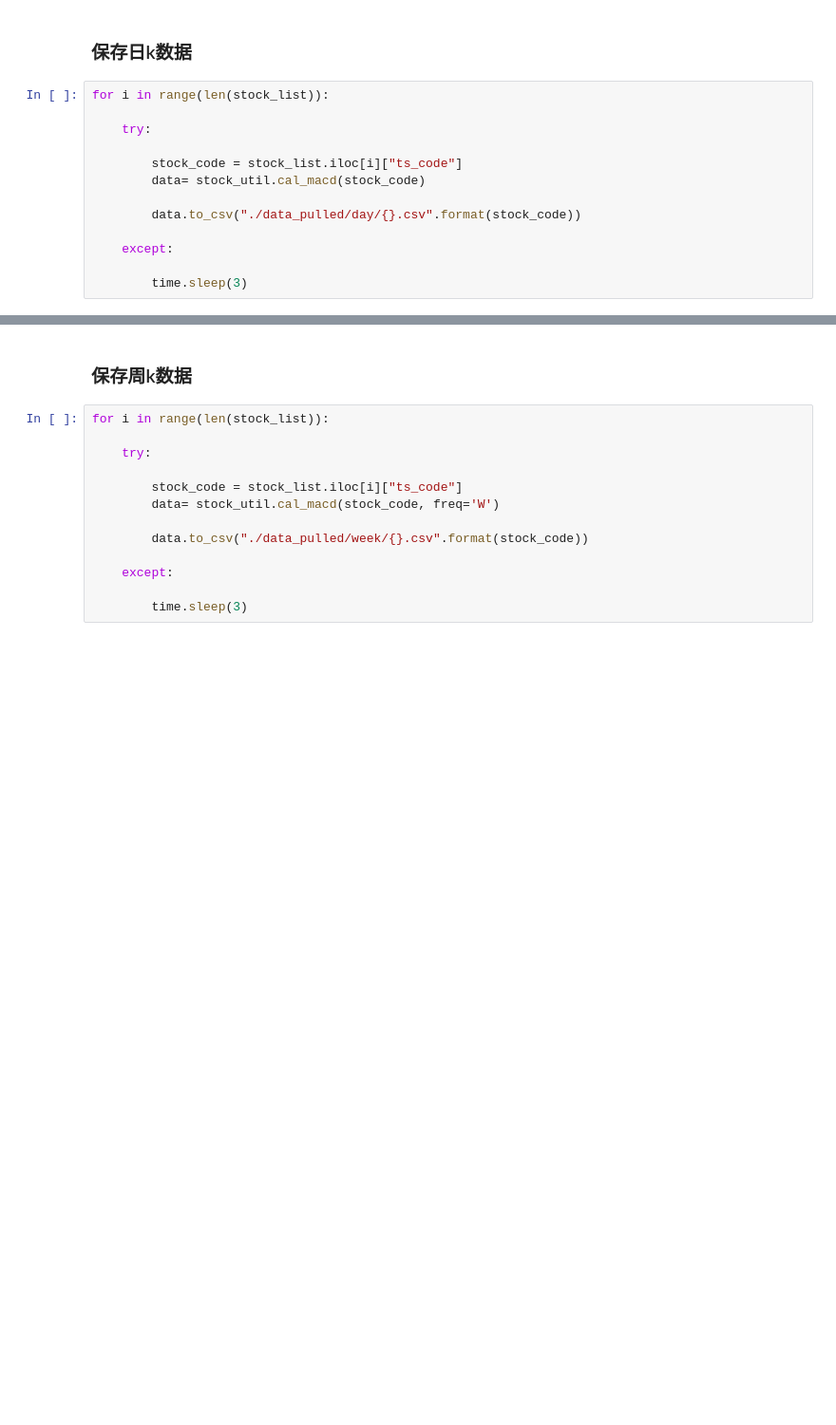
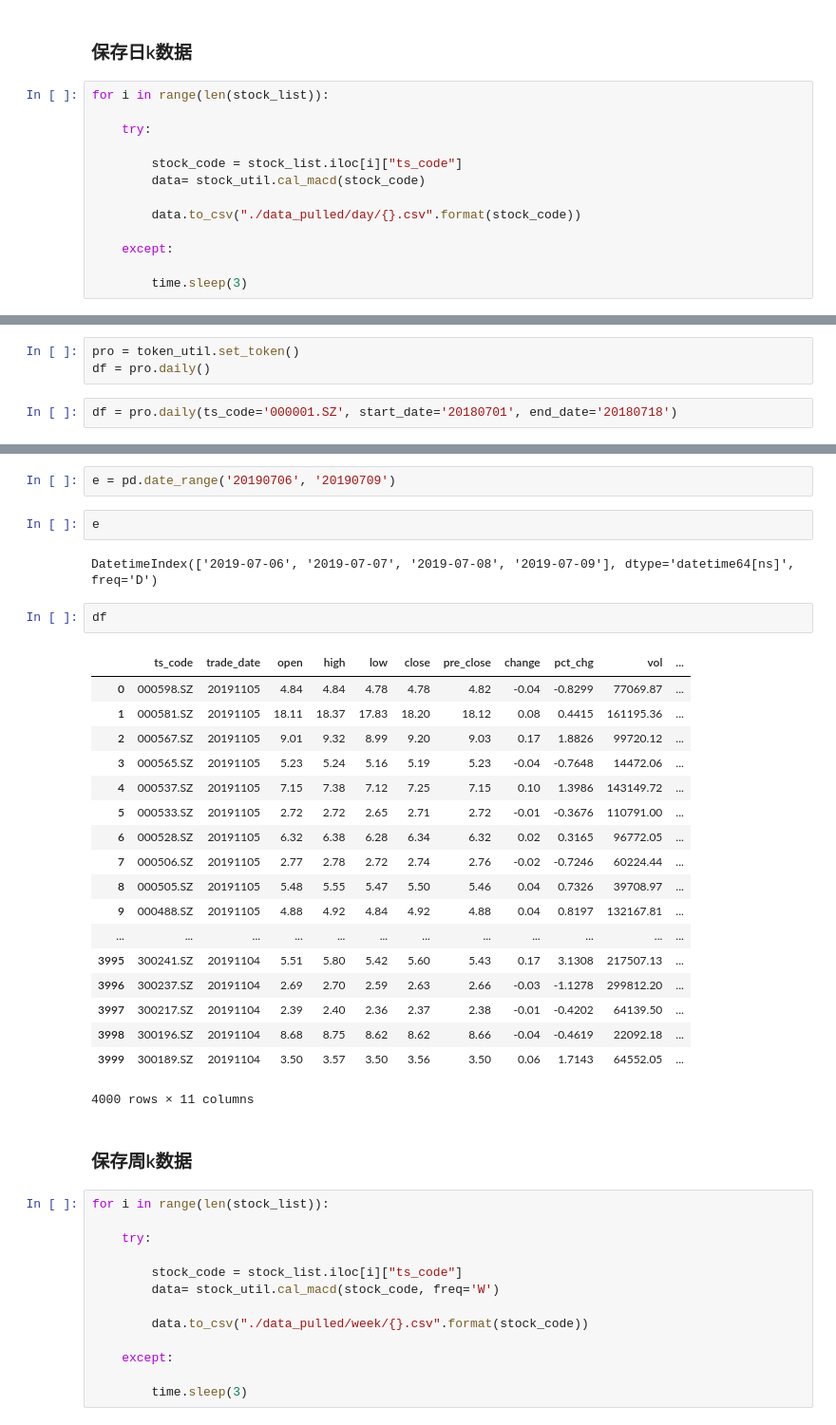
Before and after one commit to sunnyswag/Multi-factor-Stock-Selection, a Jupyter notebook: pull_data.ipynb, the cells around one changed output, grey strips where cells are left out. Shown at 95% size. Saved outputs shown, nothing was run; the diff lists cells and outputs as text; blank space fills up the shorter version.

Commit message:
update_daily

```diff
--- a/pull_data.ipynb
+++ b/pull_data.ipynb
@@ -43,0 +46,5 @@ for i in range(len(stock_list)):
+# %%
+pro = token_util.set_token()
+df = pro.daily()
+# %%
+df = pro.daily(ts_code='000001.SZ', start_date='20180701', end_date='20180718')
@@ -44,3 +68,30 @@ for i in range(len(stock_list)):
+# %%
+e = pd.date_range('20190706', '20190709')
+# %%
+e
+# %% [output]
+DatetimeIndex(['2019-07-06', '2019-07-07', '2019-07-08', '2019-07-09'], dtype='datetime64[ns]', freq='D')
+# %%
+df
+# %% [output]
+|  | ts_code | trade_date | open | high | low | close | pre_close | change | pct_chg | vol | ... |
+| 0 | 000598.SZ | 20191105 | 4.84 | 4.84 | 4.78 | 4.78 | 4.82 | -0.04 | -0.8299 | 77069.87 | ... |
+| 1 | 000581.SZ | 20191105 | 18.11 | 18.37 | 17.83 | 18.20 | 18.12 | 0.08 | 0.4415 | 161195.36 | ... |
+| 2 | 000567.SZ | 20191105 | 9.01 | 9.32 | 8.99 | 9.20 | 9.03 | 0.17 | 1.8826 | 99720.12 | ... |
+| 3 | 000565.SZ | 20191105 | 5.23 | 5.24 | 5.16 | 5.19 | 5.23 | -0.04 | -0.7648 | 14472.06 | ... |
+| 4 | 000537.SZ | 20191105 | 7.15 | 7.38 | 7.12 | 7.25 | 7.15 | 0.10 | 1.3986 | 143149.72 | ... |
+| 5 | 000533.SZ | 20191105 | 2.72 | 2.72 | 2.65 | 2.71 | 2.72 | -0.01 | -0.3676 | 110791.00 | ... |
+| 6 | 000528.SZ | 20191105 | 6.32 | 6.38 | 6.28 | 6.34 | 6.32 | 0.02 | 0.3165 | 96772.05 | ... |
+| 7 | 000506.SZ | 20191105 | 2.77 | 2.78 | 2.72 | 2.74 | 2.76 | -0.02 | -0.7246 | 60224.44 | ... |
+| 8 | 000505.SZ | 20191105 | 5.48 | 5.55 | 5.47 | 5.50 | 5.46 | 0.04 | 0.7326 | 39708.97 | ... |
+| 9 | 000488.SZ | 20191105 | 4.88 | 4.92 | 4.84 | 4.92 | 4.88 | 0.04 | 0.8197 | 132167.81 | ... |
+| ... | ... | ... | ... | ... | ... | ... | ... | ... | ... | ... | ... |
+| 3995 | 300241.SZ | 20191104 | 5.51 | 5.80 | 5.42 | 5.60 | 5.43 | 0.17 | 3.1308 | 217507.13 | ... |
+| 3996 | 300237.SZ | 20191104 | 2.69 | 2.70 | 2.59 | 2.63 | 2.66 | -0.03 | -1.1278 | 299812.20 | ... |
+| 3997 | 300217.SZ | 20191104 | 2.39 | 2.40 | 2.36 | 2.37 | 2.38 | -0.01 | -0.4202 | 64139.50 | ... |
+| 3998 | 300196.SZ | 20191104 | 8.68 | 8.75 | 8.62 | 8.62 | 8.66 | -0.04 | -0.4619 | 22092.18 | ... |
+| 3999 | 300189.SZ | 20191104 | 3.50 | 3.57 | 3.50 | 3.56 | 3.50 | 0.06 | 1.7143 | 64552.05 | ... |
+4000 rows × 11 columns
 # %% [markdown]
 ### 保存周k数据
 # %%
```
Also changed, not shown: parts of 2 cells of this notebook, 22 other files.
